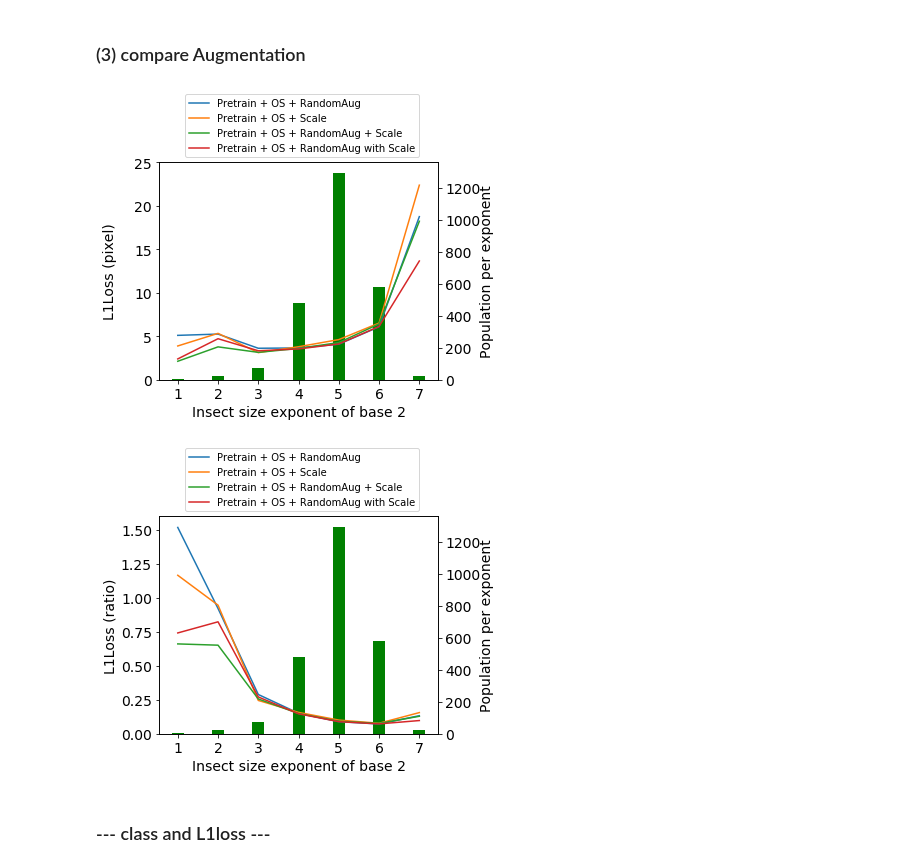
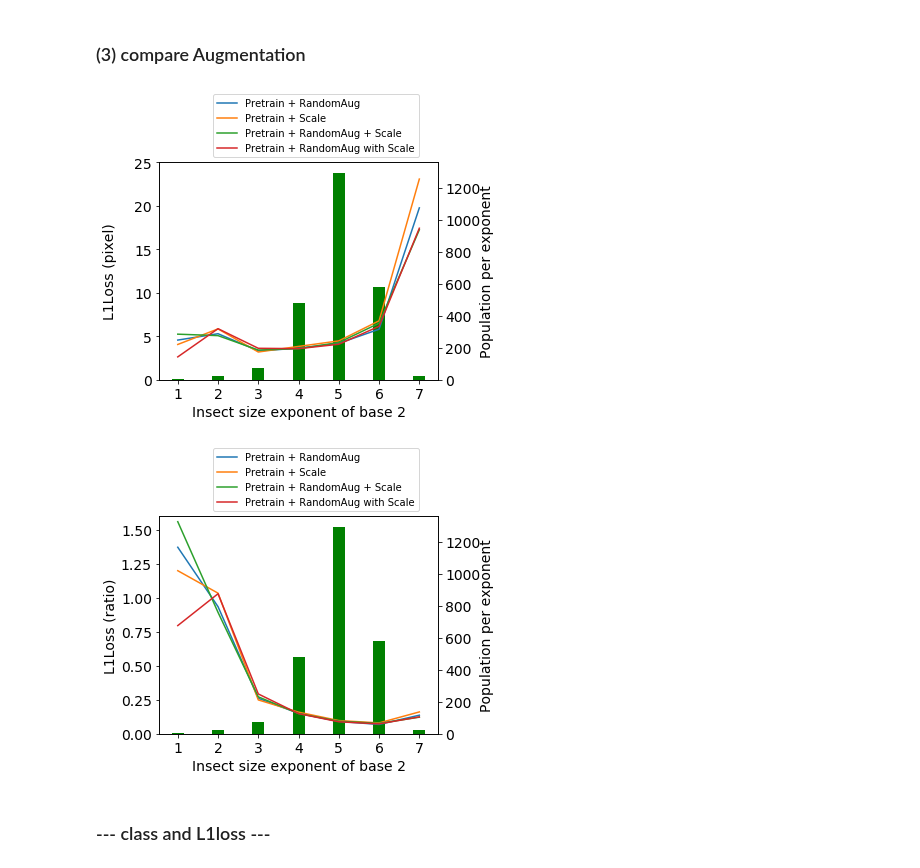
Before and after one commit to keiiti975/Insect_Phenology_Detector, a Jupyter notebook: result/master_paper/size_estimation/compare_method/compare_method.ipynb, the cells around one changed output. Saved outputs shown, nothing was run; the diff lists cells and outputs as text; code cells hidden in the pictures.

Commit message:
fix image2size result

```diff
--- a/result/master_paper/size_estimation/compare_method/compare_method.ipynb
+++ b/result/master_paper/size_estimation/compare_method/compare_method.ipynb
@@ -12,10 +12,9 @@ resnet34_root_path = pj(os.getcwd(), "figure/image2size/ResNet34_b80_lr1e-4")
 resnet34_OS_root_path = pj(os.getcwd(), "figure/image2size/ResNet34_b80_lr1e-4_OS")
 resnet34_all02_root_path = pj(os.getcwd(), "figure/image2size/ResNet34_b80_lr1e-4_all02")
 resnet34_OS_all02_root_path = pj(os.getcwd(), "figure/image2size/ResNet34_b80_lr1e-4_OS_all02")
-resnet34_OS_AugScale_root_path = pj(os.getcwd(), "figure/image2size/ResNet34_b80_lr1e-4_OS_aug_scale")
-resnet34_OS_all02_AugScale_root_path = pj(os.getcwd(), "figure/image2size/ResNet34_b80_lr1e-4_OS_all02_aug_scale")
-resnet34_OS_all02withResize_root_path = pj(os.getcwd(), "figure/image2size/ResNet34_b80_lr1e-4_OS_all02withResize")
-resnet34_OS_all02_FC_root_path = pj(os.getcwd(), "figure/image2size/ResNet34_b80_lr1e-4_OS_all02_concat")
+resnet34_AugScale_root_path = pj(os.getcwd(), "figure/image2size/ResNet34_b80_lr1e-4_aug_scale")
+resnet34_all02_AugScale_root_path = pj(os.getcwd(), "figure/image2size/ResNet34_b80_lr1e-4_all02_aug_scale")
+resnet34_all02withResize_root_path = pj(os.getcwd(), "figure/image2size/ResNet34_b80_lr1e-4_all02withResize")
 # %% [markdown]
 ### L1loss, unit == [ pixel ]
 # %%
@@ -36,10 +34,9 @@ exp_name = ["resnet34_not_pretrain",
             "resnet34_OS",
             "resnet34_all02",
             "resnet34_OS_all02",
-            "resnet34_OS_AugScale",
-            "resnet34_OS_all02_AugScale",
-            "resnet34_OS_all02withResize",
-            "resnet34_OS_all02_FC",
+            "resnet34_AugScale",
+            "resnet34_all02_AugScale",
+            "resnet34_all02withResize",
            ]
 exp_loss_pixel = [resnet34_not_pretrain["test"][0],
                   resnet34_freeze["test"][0],
@@ -47,10 +44,9 @@ exp_loss_pixel = [resnet34_not_pretrain["test"][0],
                   resnet34_OS["test"][0],
                   resnet34_all02["test"][0],
                   resnet34_OS_all02["test"][0],
-                  resnet34_OS_AugScale["test"][0],
-                  resnet34_OS_all02_AugScale["test"][0],
-                  resnet34_OS_all02withResize["test"][0],
-                  resnet34_OS_all02_FC["test"][0],
+                  resnet34_AugScale["test"][0],
+                  resnet34_all02_AugScale["test"][0],
+                  resnet34_all02withResize["test"][0],
                  ]
 # %%
 df = pd.DataFrame({"L1loss[pixel]": exp_loss_pixel})
@@ -77,10 +72,9 @@ exp_paths = [resnet34_not_pretrain_root_path,
              resnet34_OS_root_path,
              resnet34_all02_root_path,
              resnet34_OS_all02_root_path,
-             resnet34_OS_AugScale_root_path,
-             resnet34_OS_all02_AugScale_root_path,
-             resnet34_OS_all02withResize_root_path,
-             resnet34_OS_all02_FC_root_path,
+             resnet34_AugScale_root_path,
+             resnet34_all02_AugScale_root_path,
+             resnet34_all02withResize_root_path,
             ]
 eval_files = ["output_size_1.csv", "output_size_2.csv", "output_size_3.csv", "output_size_4.csv", "output_size_5.csv"]
 # %%
@@ -343,10 +336,10 @@ ax2 = ax1.twinx()
 x_label = ["1", "2", "3", "4", "5", "6", "7"]
 
 ax1.bar(x_label, df_ver_pixel["size_dist"], width=0.3, color="g")
-ax2.plot(x_label, df_ver_pixel["resnet34_OS_all02"], label="Pretrain + OS + RandomAug")
-ax2.plot(x_label, df_ver_pixel["resnet34_OS_AugScale"], label="Pretrain + OS + Scale")
-ax2.plot(x_label, df_ver_pixel["resnet34_OS_all02_AugScale"], label="Pretrain + OS + RandomAug + Scale")
-ax2.plot(x_label, df_ver_pixel["resnet34_OS_all02withResize"], label="Pretrain + OS + RandomAug with Scale")
+ax2.plot(x_label, df_ver_pixel["resnet34_all02"], label="Pretrain + RandomAug")
+ax2.plot(x_label, df_ver_pixel["resnet34_AugScale"], label="Pretrain + Scale")
+ax2.plot(x_label, df_ver_pixel["resnet34_all02_AugScale"], label="Pretrain + RandomAug + Scale")
+ax2.plot(x_label, df_ver_pixel["resnet34_all02withResize"], label="Pretrain + RandomAug with Scale")
 ax1.yaxis.tick_right()
 ax2.yaxis.tick_left()
 
@@ -362,35 +355,35 @@ ax2.set_ylim(0., 25.0)
 ax2.yaxis.set_label_coords(1.15, 0.5)
 plt.savefig("/home/tanida/workspace/Insect_Phenology_Detector/result/master_paper/size_estimation/compare_method/comp_Aug_from_size_dist_ver_pixel.png", bbox_inches="tight")
 # %% [output]
-[figure, old version]
+[figure, new version]
 # %%
 # version ratio (L1loss / gt_size)
 plt.rcParams["font.size"] = 14
 fig, ax1 = plt.subplots(figsize=(5,4))
 ax2 = ax1.twinx()
 
 x_label = ["1", "2", "3", "4", "5", "6", "7"]
 
 ax1.bar(x_label, df_ver_ratio["size_dist"], width=0.3, color="g")
-ax2.plot(x_label, df_ver_ratio["resnet34_OS_all02"], label="Pretrain + OS + RandomAug")
-ax2.plot(x_label, df_ver_ratio["resnet34_OS_AugScale"], label="Pretrain + OS + Scale")
-ax2.plot(x_label, df_ver_ratio["resnet34_OS_all02_AugScale"], label="Pretrain + OS + RandomAug + Scale")
-ax2.plot(x_label, df_ver_ratio["resnet34_OS_all02withResize"], label="Pretrain + OS + RandomAug with Scale")
+ax2.plot(x_label, df_ver_ratio["resnet34_all02"], label="Pretrain + RandomAug")
+ax2.plot(x_label, df_ver_ratio["resnet34_AugScale"], label="Pretrain + Scale")
+ax2.plot(x_label, df_ver_ratio["resnet34_all02_AugScale"], label="Pretrain + RandomAug + Scale")
+ax2.plot(x_label, df_ver_ratio["resnet34_all02withResize"], label="Pretrain + RandomAug with Scale")
 ax1.yaxis.tick_right()
 ax2.yaxis.tick_left()
 
 h2, l2 = ax2.get_legend_handles_labels()
 ax1.legend(h2, l2, bbox_to_anchor=(0.95, 1.0), loc='lower right', fontsize=10)
 
 ax1.set_xlabel("Insect size exponent of base 2")
 ax1.set_ylabel("L1Loss (ratio)")
 ax1.yaxis.set_label_coords(-0.15, 0.5)
 ax1.grid(False)
 ax2.set_ylabel("Population per exponent")
 ax2.set_ylim(0., 1.6)
 ax2.yaxis.set_label_coords(1.15, 0.5)
 plt.savefig("/home/tanida/workspace/Insect_Phenology_Detector/result/master_paper/size_estimation/compare_method/comp_Aug_from_size_dist_ver_ratio.png", bbox_inches="tight")
 # %% [output]
-[figure, old version]
+[figure, new version]
 # %% [markdown]
 ### --- class and L1loss ---
```
Also changed, not shown: parts of 3 cells of this notebook, 6 other files.
